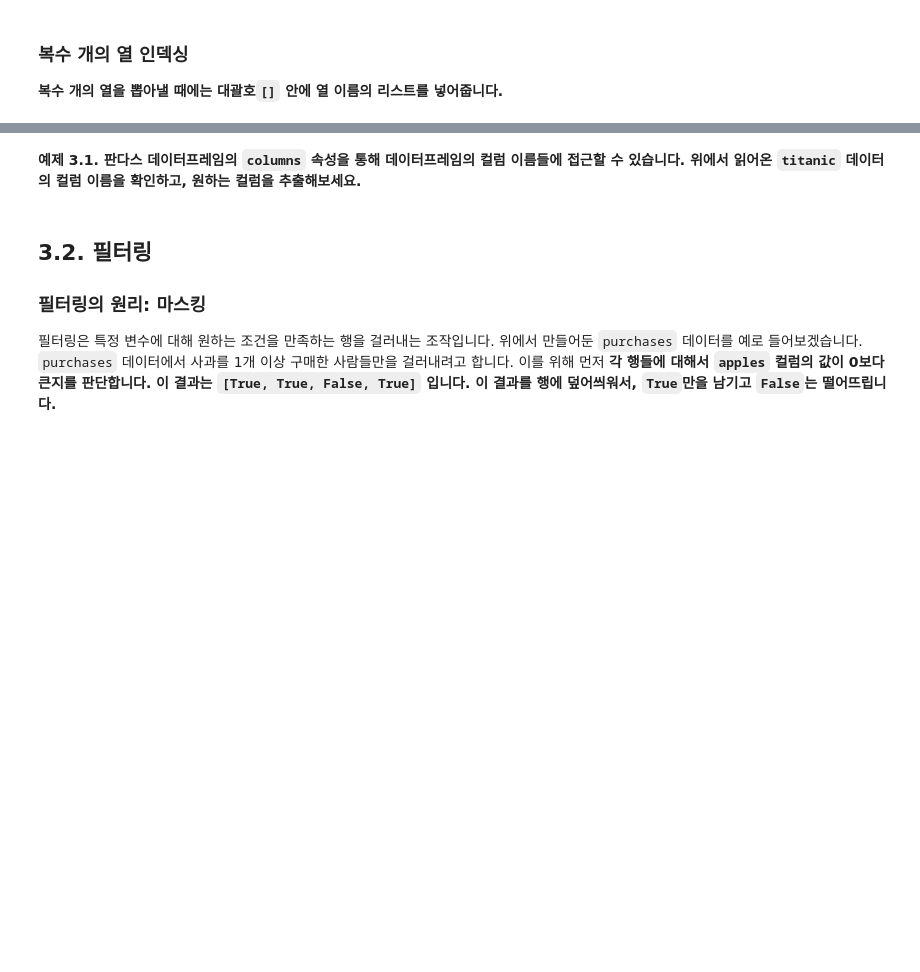
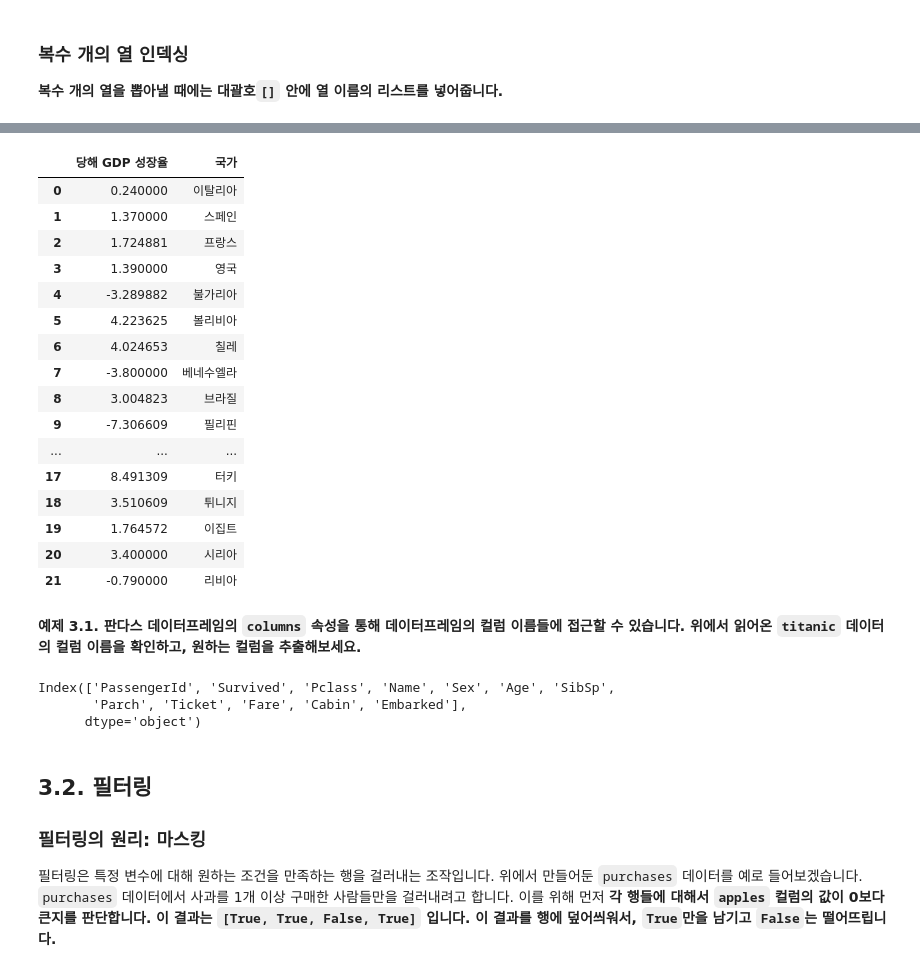
Before and after one commit to yonseidslab/pyfords, a Jupyter notebook: docs/page3.ipynb, the cells around one changed output, grey strips where cells are left out. Saved outputs shown, nothing was run; the diff lists cells and outputs as text; code cells hidden in the pictures; blank space fills up the shorter version.

```diff
--- a/docs/page3.ipynb
+++ b/docs/page3.ipynb
@@ -432,7 +463,7 @@ purchases.iloc[행,열]
 
 판다스로 데이터프레임을 직접 만들 수도 있지만, 대부분의 경우에는  `csv`, `xlsx`, `json` 등 파일로 저장된 외부 데이터를 읽어와 작업을 하게 됩니다. **앞으로 가장 많이 접하게 될 `csv` 파일을 읽어오는 함수는 `pd.read_csv` 입니다.** 가장 먼저 파일이 위치한 경로를 입력하고, `encoding` 매개변수에 파일의 인코딩을 지정해줍니다. `utf-8`이 기본 옵션이므로 `utf-8` 파일을 읽어올 때에는 따로 인코딩을 지정할 필요가 없습니다.
 # %%
-data = pd.read_csv("data/dataset_for_analysis.csv", encoding="ANSI")
+data = pd.read_csv("../data/dataset_for_analysis.csv", encoding="ANSI")
 # %%
 data
 # %% [output]
@@ -594,5 +632,31 @@ data.drop(columns = "연도")
+# %%
+data[['당해 GDP 성장율', '국가']]
+# %% [output]
+|  | 당해 GDP 성장율 | 국가 |
+| 0 | 0.240000 | 이탈리아 |
+| 1 | 1.370000 | 스페인 |
+| 2 | 1.724881 | 프랑스 |
+| 3 | 1.390000 | 영국 |
+| 4 | -3.289882 | 불가리아 |
+| 5 | 4.223625 | 볼리비아 |
+| 6 | 4.024653 | 칠레 |
+| 7 | -3.800000 | 베네수엘라 |
+| 8 | 3.004823 | 브라질 |
+| 9 | -7.306609 | 필리핀 |
+| ... | ... | ... |
+| 17 | 8.491309 | 터키 |
+| 18 | 3.510609 | 튀니지 |
+| 19 | 1.764572 | 이집트 |
+| 20 | 3.400000 | 시리아 |
+| 21 | -0.790000 | 리비아 |
 # %% [markdown]
 **예제 3.1. 판다스 데이터프레임의 `columns` 속성을 통해 데이터프레임의 컬럼 이름들에 접근할 수 있습니다. 위에서 읽어온 `titanic` 데이터의 컬럼 이름을 확인하고, 원하는 컬럼을 추출해보세요.**
+# %%
+titanic.columns
+# %% [output]
+Index(['PassengerId', 'Survived', 'Pclass', 'Name', 'Sex', 'Age', 'SibSp',
+       'Parch', 'Ticket', 'Fare', 'Cabin', 'Embarked'],
+      dtype='object')
 # %% [markdown]
 ## 3.2. 필터링
 
```
Also changed, not shown: parts of 31 cells of this notebook, 1 other file.
